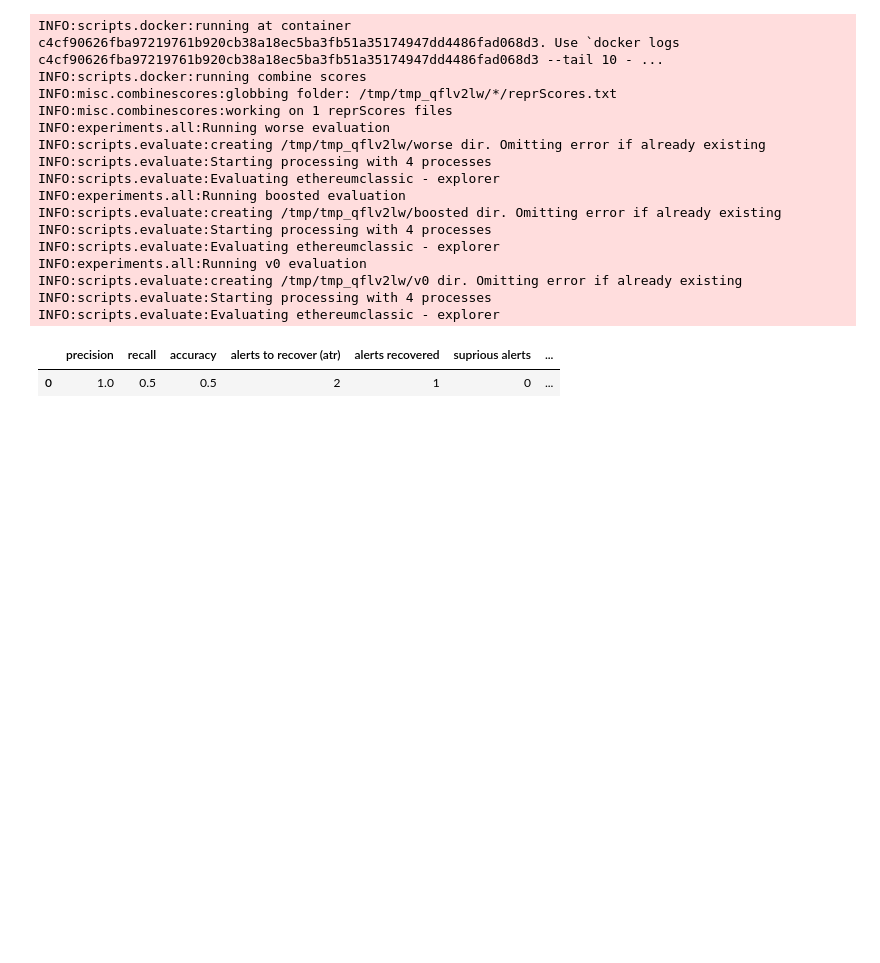
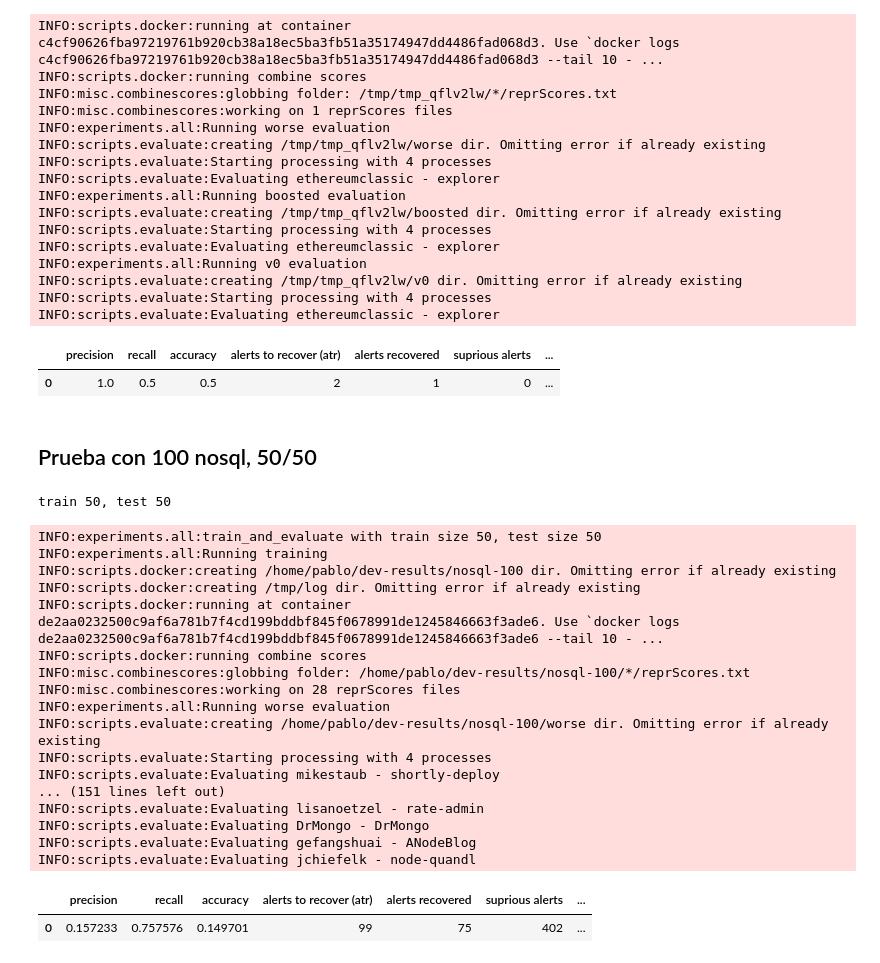
Before and after one commit to thepalbi/tsm-pipeline, a Jupyter notebook: code/notebooks/baseline-nosql.ipynb, the cells around one changed output. Drawn from its saved outputs; the diff is of its cells as text; code cells hidden in the pictures; blank space fills up the shorter version.

Commit message:
corrida nosql 100 buena

```diff
--- a/code/notebooks/baseline-nosql.ipynb
+++ b/code/notebooks/baseline-nosql.ipynb
@@ -197,3 +197,51 @@ INFO:scripts.evaluate:Starting processing with 4 processes
 INFO:scripts.evaluate:Evaluating ethereumclassic - explorer
 |  | precision | recall | accuracy | alerts to recover (atr) | alerts recovered | suprious alerts | ... |
 | 0 | 1.0 | 0.5 | 0.5 | 2 | 1 | 0 | ... |
+# %% [markdown]
+## Prueba con 100 nosql, 50/50
+# %%
+from os.path import join
+from os import mkdir
+
+# make utility function to load from file, or sample and save
+sample_100 = sample(nosql_dbs, 100)
+results_dir = "/home/pablo/dev-results/nosql-100"
+
+# with open(join(results_dir, "sample.txt"), "w") as f:
+#     for s in sample_100:
+#         f.write("%s\n" % (s))
+# %%
+rand2 = RandomState(seed=15)
+train, test = train_test_split(sample_100, train_size=.5, shuffle=True, random_state=rand2)
+print("train %d, test %d" %(len(train), len(test)))
+# %% [output]
+train 50, test 50
+# %%
+train_and_evaluate(
+    config=config,
+    results_dir=results_dir,
+    query_type="nosql",
+    train=train,
+    test=test,
+    docker_client=docker_client,
+)
+# %% [output]
+INFO:experiments.all:train_and_evaluate with train size 50, test size 50
+INFO:experiments.all:Running training
+INFO:scripts.docker:creating /home/pablo/dev-results/nosql-100 dir. Omitting error if already existing
+INFO:scripts.docker:creating /tmp/log dir. Omitting error if already existing
+INFO:scripts.docker:running at container de2aa0232500c9af6a781b7f4cd199bddbf845f0678991de1245846663f3ade6. Use `docker logs de2aa0232500c9af6a781b7f4cd199bddbf845f0678991de1245846663f3ade6 --tail 10 - ...
+INFO:scripts.docker:running combine scores
+INFO:misc.combinescores:globbing folder: /home/pablo/dev-results/nosql-100/*/reprScores.txt
+INFO:misc.combinescores:working on 28 reprScores files
+INFO:experiments.all:Running worse evaluation
+INFO:scripts.evaluate:creating /home/pablo/dev-results/nosql-100/worse dir. Omitting error if already existing
+INFO:scripts.evaluate:Starting processing with 4 processes
+INFO:scripts.evaluate:Evaluating mikestaub - shortly-deploy
+... (151 lines left out)
+INFO:scripts.evaluate:Evaluating lisanoetzel - rate-admin
+INFO:scripts.evaluate:Evaluating DrMongo - DrMongo
+INFO:scripts.evaluate:Evaluating gefangshuai - ANodeBlog
+INFO:scripts.evaluate:Evaluating jchiefelk - node-quandl
+|  | precision | recall | accuracy | alerts to recover (atr) | alerts recovered | suprious alerts | ... |
+| 0 | 0.157233 | 0.757576 | 0.149701 | 99 | 75 | 402 | ... |
```
